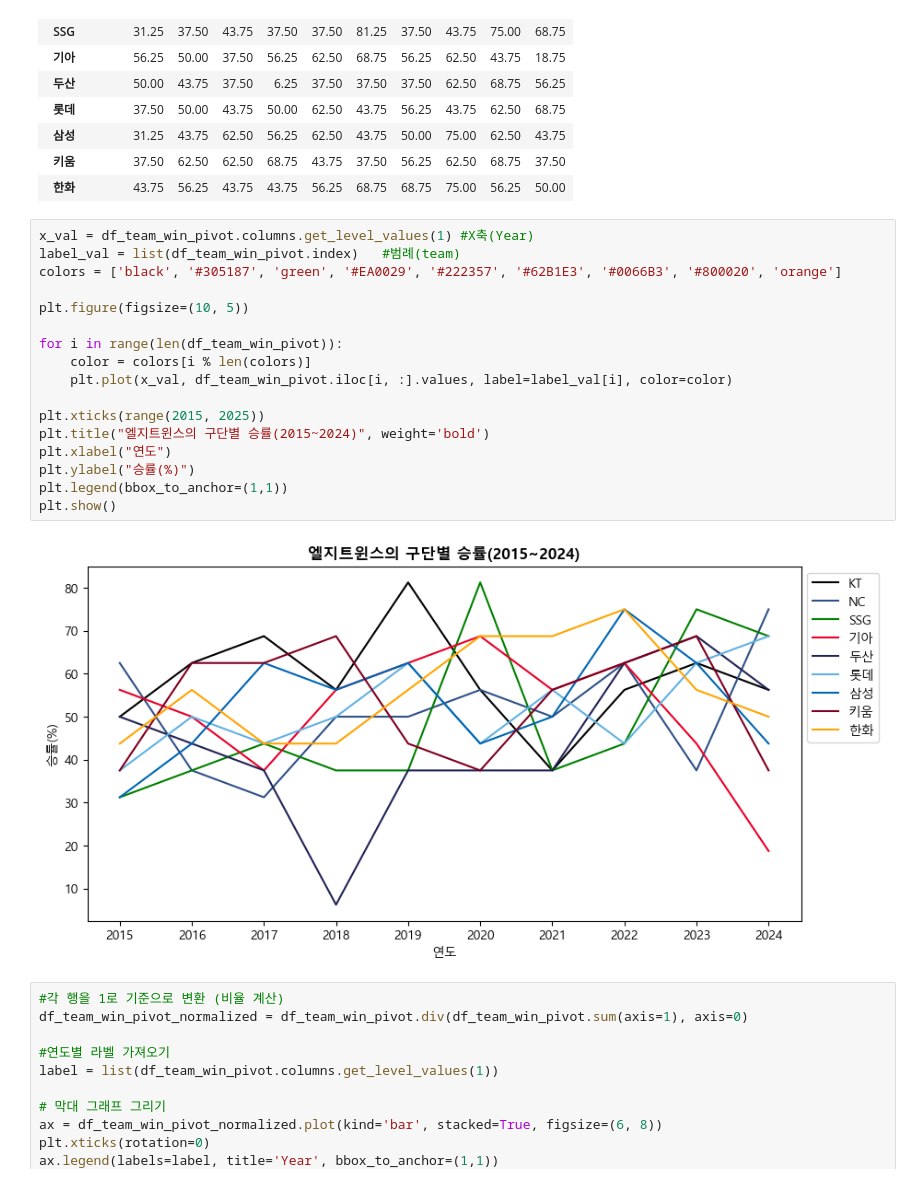
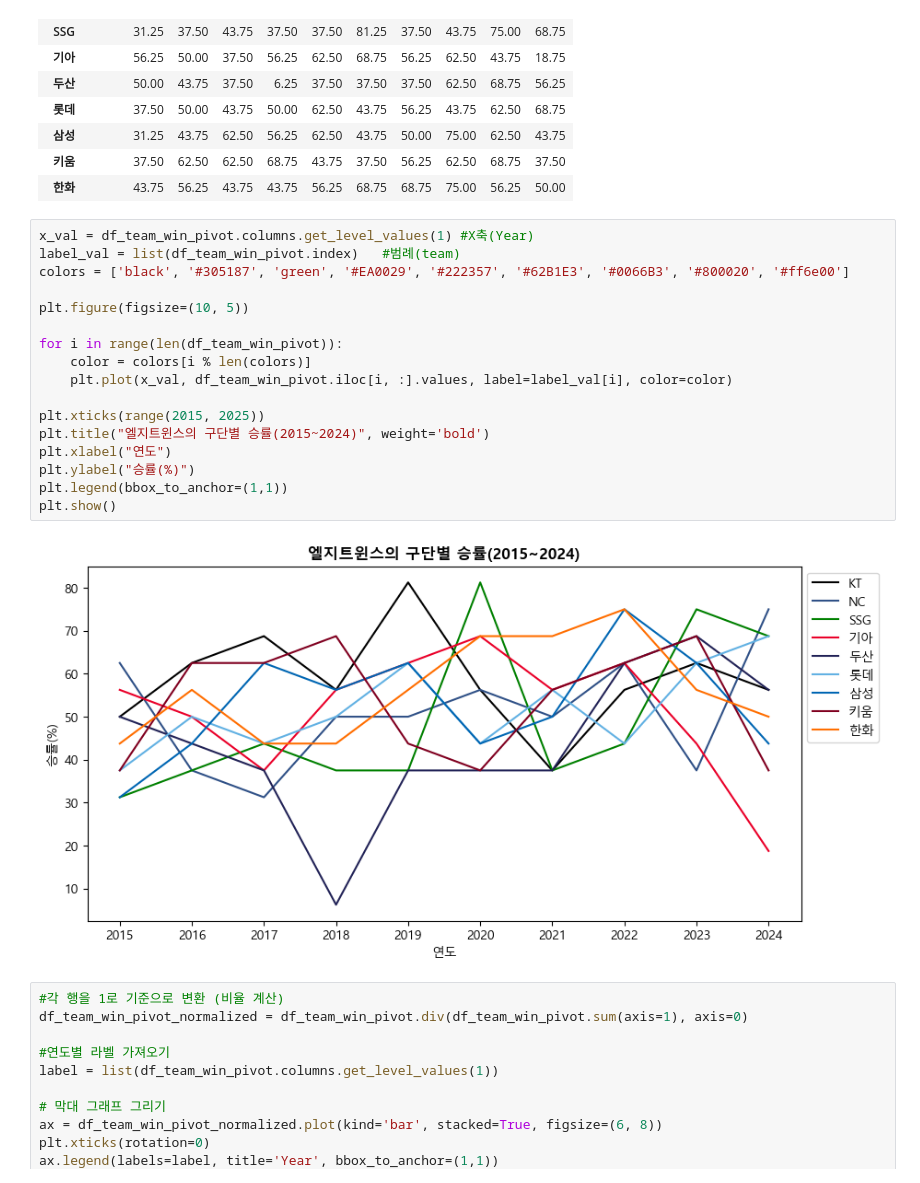
Before and after one commit to IAMKIMEUNSEO/predict2025_kbo_lgtwins_winning_rate, a Jupyter notebook: lgtwins.ipynb, the cells around one changed output. Drawn from its saved outputs; the diff is of its cells as text.

```diff
--- a/lgtwins.ipynb
+++ b/lgtwins.ipynb
@@ -358,22 +358,22 @@ df_team_win_pivot
 # %%
 x_val = df_team_win_pivot.columns.get_level_values(1) #X축(Year)
 label_val = list(df_team_win_pivot.index)   #범례(team)
-colors = ['black', '#305187', 'green', '#EA0029', '#222357', '#62B1E3', '#0066B3', '#800020', 'orange']
+colors = ['black', '#305187', 'green', '#EA0029', '#222357', '#62B1E3', '#0066B3', '#800020', '#ff6e00']
 
 plt.figure(figsize=(10, 5))
 
 for i in range(len(df_team_win_pivot)):
     color = colors[i % len(colors)]
     plt.plot(x_val, df_team_win_pivot.iloc[i, :].values, label=label_val[i], color=color)
 
 plt.xticks(range(2015, 2025))
 plt.title("엘지트윈스의 구단별 승률(2015~2024)", weight='bold')
 plt.xlabel("연도")
 plt.ylabel("승률(%)")
 plt.legend(bbox_to_anchor=(1,1))
 plt.show()
 # %% [output]
-[figure, old version]
+[figure, new version]
 # %%
 #각 행을 1로 기준으로 변환 (비율 계산)
 df_team_win_pivot_normalized = df_team_win_pivot.div(df_team_win_pivot.sum(axis=1), axis=0)
```
